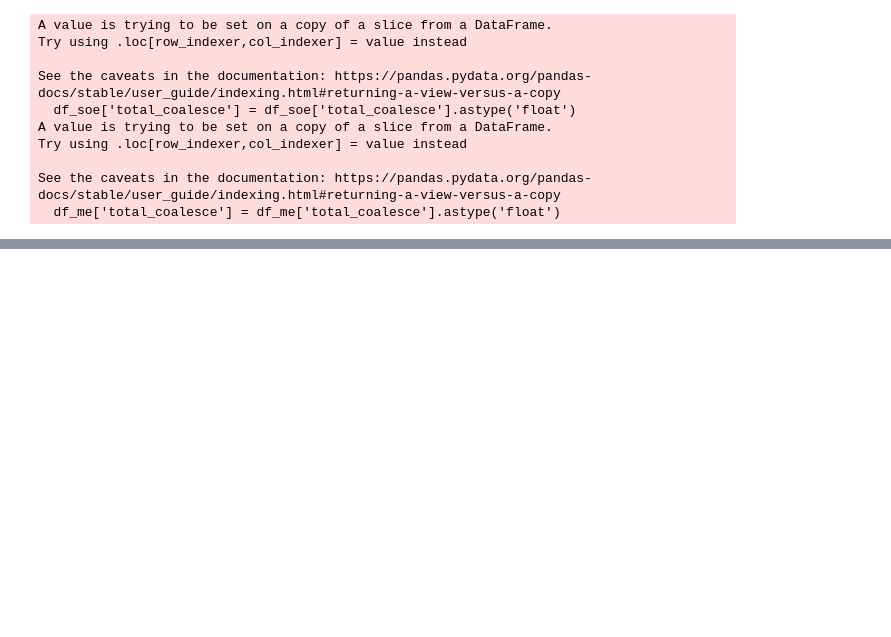
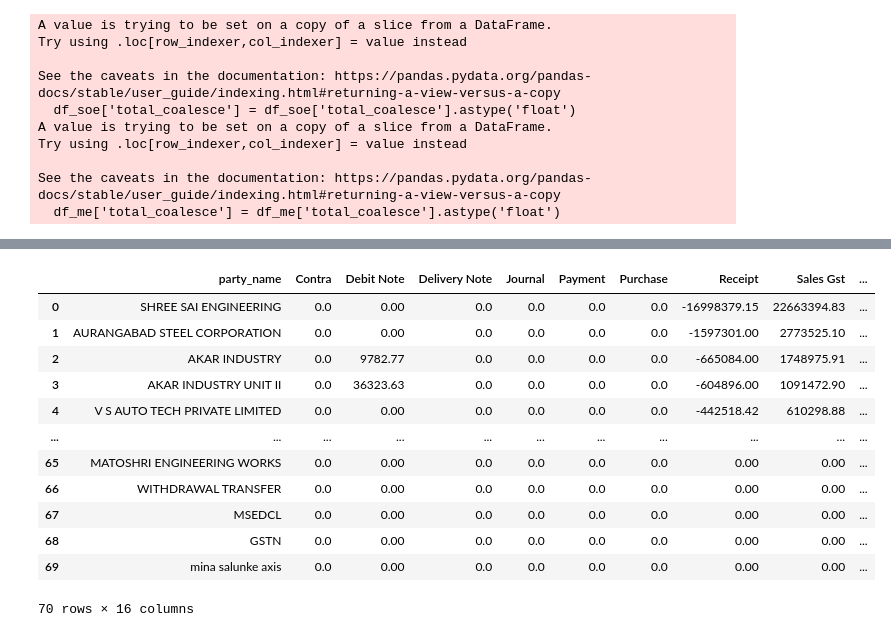
Before and after one commit to omkar-salunke/accounts, a Jupyter notebook: both_tally_daybook.ipynb, the cells around one changed output, grey strips where cells are left out. Saved outputs shown, nothing was run; the diff lists cells and outputs as text; code cells hidden in the pictures; blank space fills up the shorter version.

```diff
--- a/both_tally_daybook.ipynb
+++ b/both_tally_daybook.ipynb
@@ -188,2 +239,39 @@ Index(['party_name', 'Contra', 'Debit Note', 'Delivery Note', 'Journal',
+# %%
+
+df_sales = df_me[df_me['VOUCHERTYPENAME']=='Sales Gst'].reset_index(drop=True)
+# df_sales = df_sales.rename(columns={'ALLINVENTORYENTRIES.LIST.AMOUNT': 'sales_amount'})
+df_sales_g = df_sales.groupby(['PARTYLEDGERNAME'])['total_coalesce'].sum().reset_index().rename(columns={"total_coalesce":"total_sales","PARTYLEDGERNAME":"party_name"})
+date_45d = max(df_sales['DATE']) - pd.Timedelta(days=45)
+due45 = df_sales[df_sales['DATE'] > date_45d]
+due45_g = due45.groupby(['PARTYLEDGERNAME'])['total_coalesce'].sum().reset_index().rename(columns={"total_coalesce":"Sale_45d","PARTYLEDGERNAME":"party_name"})
+
+date_60d = max(df_sales['DATE']) - pd.Timedelta(days=60)
+due60 = df_sales[df_sales['DATE'] > date_60d]
+due60_g = due60.groupby(['PARTYLEDGERNAME'])['total_coalesce'].sum().reset_index().rename(columns={"total_coalesce":"Sale_60d","PARTYLEDGERNAME":"party_name"})
+
+date_90d = max(df_sales['DATE']) - pd.Timedelta(days=90)
+due90 = df_sales[df_sales['DATE'] > date_90d]
+due90_g = due90.groupby(['PARTYLEDGERNAME'])['total_coalesce'].sum().reset_index().rename(columns={"total_coalesce":"Sale_90d","PARTYLEDGERNAME":"party_name"})
+
+# df_summary_all_bank_me_due = pd.merge(df_summary_all_bank_me,df_sales_g,on=['party_name'],how='left')
+df_summary_all_bank_me_due = pd.merge(df_summary_all_bank_me,due45_g,on=['party_name'],how='left')
+df_summary_all_bank_me_due = pd.merge(df_summary_all_bank_me_due,due60_g,on=['party_name'],how='left')
+df_summary_all_bank_me_due = pd.merge(df_summary_all_bank_me_due,due90_g,on=['party_name'],how='left')
+df_summary_all_bank_me_due = df_summary_all_bank_me_due.fillna(0)
+# df_summary_all_bank_me_due
+# %% [output]
+|  | party_name | Contra | Debit Note | Delivery Note | Journal | Payment | Purchase | Receipt | Sales Gst | ... |
+| 0 | SHREE SAI ENGINEERING | 0.0 | 0.00 | 0.0 | 0.0 | 0.0 | 0.0 | -16998379.15 | 22663394.83 | ... |
+| 1 | AURANGABAD STEEL CORPORATION | 0.0 | 0.00 | 0.0 | 0.0 | 0.0 | 0.0 | -1597301.00 | 2773525.10 | ... |
+| 2 | AKAR INDUSTRY | 0.0 | 9782.77 | 0.0 | 0.0 | 0.0 | 0.0 | -665084.00 | 1748975.91 | ... |
+| 3 | AKAR INDUSTRY UNIT II | 0.0 | 36323.63 | 0.0 | 0.0 | 0.0 | 0.0 | -604896.00 | 1091472.90 | ... |
+| 4 | V S AUTO TECH PRIVATE LIMITED | 0.0 | 0.00 | 0.0 | 0.0 | 0.0 | 0.0 | -442518.42 | 610298.88 | ... |
+| ... | ... | ... | ... | ... | ... | ... | ... | ... | ... | ... |
+| 65 | MATOSHRI ENGINEERING WORKS | 0.0 | 0.00 | 0.0 | 0.0 | 0.0 | 0.0 | 0.00 | 0.00 | ... |
+| 66 | WITHDRAWAL TRANSFER | 0.0 | 0.00 | 0.0 | 0.0 | 0.0 | 0.0 | 0.00 | 0.00 | ... |
+| 67 | MSEDCL | 0.0 | 0.00 | 0.0 | 0.0 | 0.0 | 0.0 | 0.00 | 0.00 | ... |
+| 68 | GSTN | 0.0 | 0.00 | 0.0 | 0.0 | 0.0 | 0.0 | 0.00 | 0.00 | ... |
+| 69 | mina salunke axis | 0.0 | 0.00 | 0.0 | 0.0 | 0.0 | 0.0 | 0.00 | 0.00 | ... |
+70 rows × 16 columns
 # %%
 import numpy as np
```
Also changed, not shown: parts of 9 cells of this notebook.
